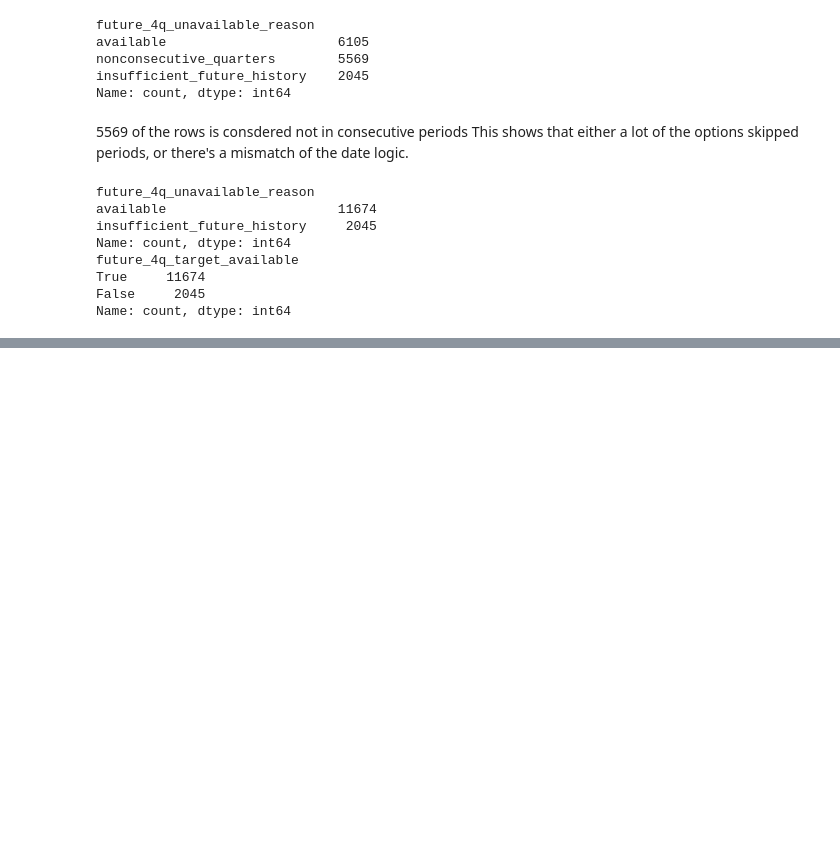
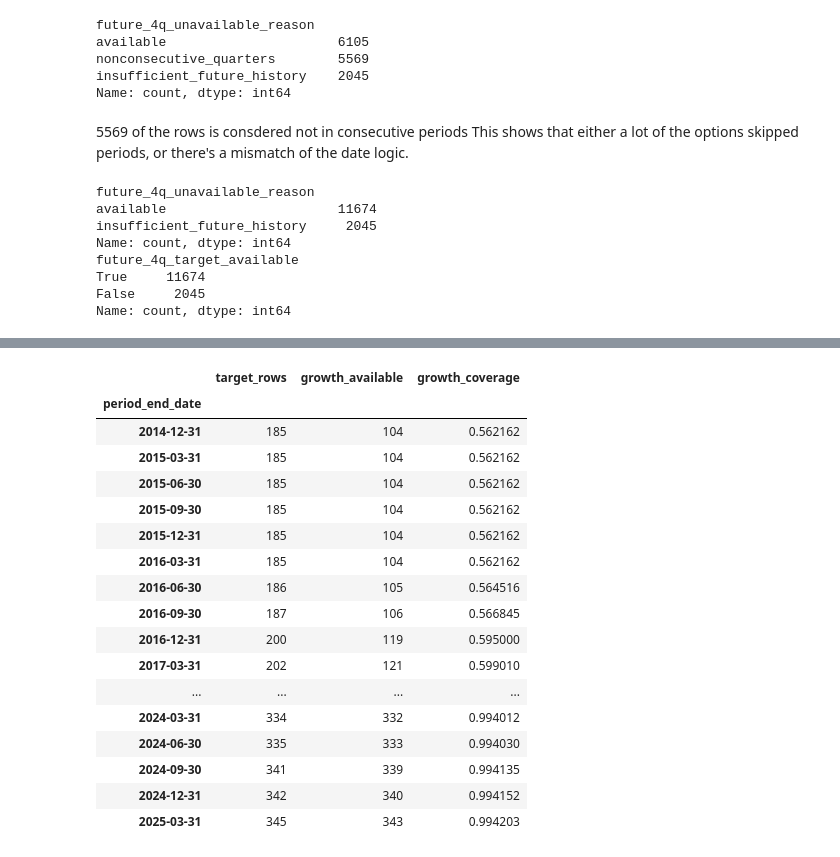
Before and after one commit to terra9/superannuation-performance-early-warning, a Jupyter notebook: notebooks/apra_data_audit.ipynb, the cells around one changed output, grey strips where cells are left out. Drawn from its saved outputs; the diff is of its cells as text; code cells hidden in the pictures; blank space fills up the shorter version.

```diff
--- a/notebooks/apra_data_audit.ipynb
+++ b/notebooks/apra_data_audit.ipynb
@@ -9555,0 +9740,39 @@ Name: count, dtype: int64
+# %%
+growth_coverage_by_period = (
+    hist_model_mysuper_target.loc[
+        hist_model_mysuper_target[
+            "future_4q_target_available"
+        ]
+    ]
+    .assign(
+        growth_available=lambda x:
+            x["strategic_growth_allocation"].notna()
+    )
+    .groupby("period_end_date")
+    .agg(
+        target_rows=("growth_available", "size"),
+        growth_available=("growth_available", "sum"),
+        growth_coverage=("growth_available", "mean"),
+    )
+)
+
+display(growth_coverage_by_period)
+# %% [output]
+|  | target_rows | growth_available | growth_coverage |
+| period_end_date |  |  |  |
+| 2014-12-31 | 185 | 104 | 0.562162 |
+| 2015-03-31 | 185 | 104 | 0.562162 |
+| 2015-06-30 | 185 | 104 | 0.562162 |
+| 2015-09-30 | 185 | 104 | 0.562162 |
+| 2015-12-31 | 185 | 104 | 0.562162 |
+| 2016-03-31 | 185 | 104 | 0.562162 |
+| 2016-06-30 | 186 | 105 | 0.564516 |
+| 2016-09-30 | 187 | 106 | 0.566845 |
+| 2016-12-31 | 200 | 119 | 0.595000 |
+| 2017-03-31 | 202 | 121 | 0.599010 |
+| ... | ... | ... | ... |
+| 2024-03-31 | 334 | 332 | 0.994012 |
+| 2024-06-30 | 335 | 333 | 0.994030 |
+| 2024-09-30 | 341 | 339 | 0.994135 |
+| 2024-12-31 | 342 | 340 | 0.994152 |
+| 2025-03-31 | 345 | 343 | 0.994203 |
```
Also changed, not shown: parts of 16 cells of this notebook.
